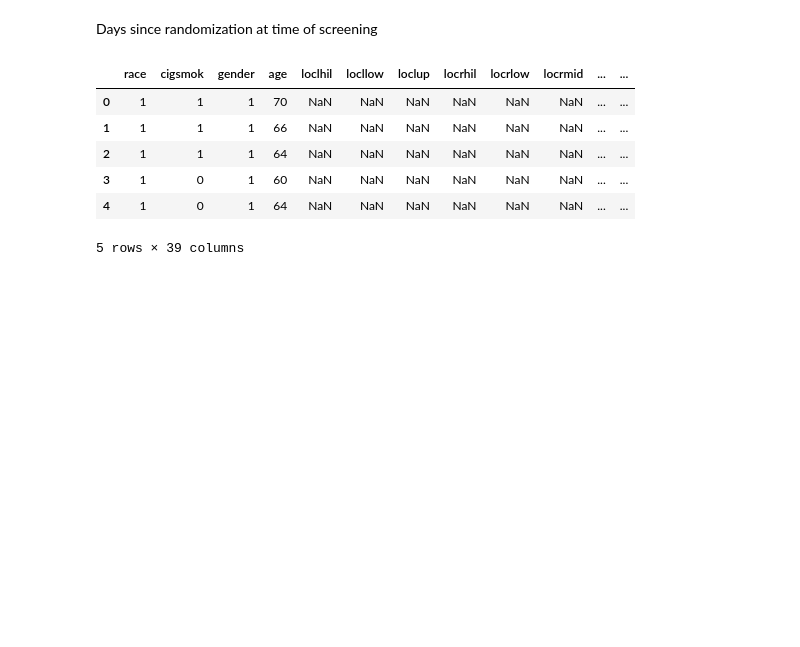
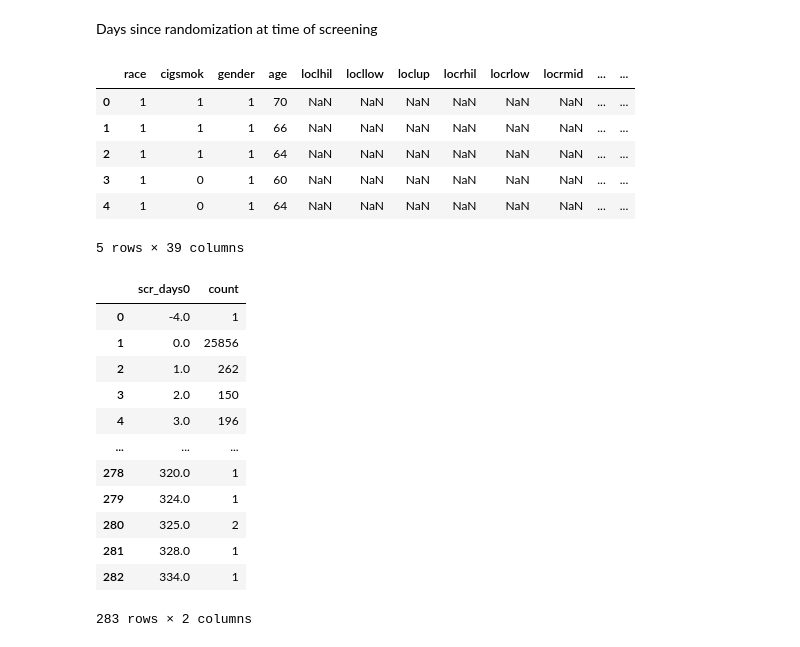
Before and after one commit to Desmondonam/Lung_cancer_Prediction, a Jupyter notebook: Copy_of_EDA_Lungcancer_prediction.ipynb, the cells around one changed output. Saved outputs shown, nothing was run; the diff lists cells and outputs as text; code cells hidden in the pictures; blank space fills up the shorter version.

```diff
--- a/Copy_of_EDA_Lungcancer_prediction.ipynb
+++ b/Copy_of_EDA_Lungcancer_prediction.ipynb
@@ -171,4 +171,24 @@ df.head()
 5 rows × 39 columns
 # %%
 # convert time randomization to categorical
-df['gender'] = pd.Categorical(df.gender)
+df['scr_days0'] = pd.Categorical(df.scr_days0)
+# %%
+# create a group using groupby
+group = df.groupby(["scr_days0"])['scr_days0'].count()
+
+scr_days0_df = group.reset_index(name='count')
+scr_days0_df
+# %% [output]
+|  | scr_days0 | count |
+| 0 | -4.0 | 1 |
+| 1 | 0.0 | 25856 |
+| 2 | 1.0 | 262 |
+| 3 | 2.0 | 150 |
+| 4 | 3.0 | 196 |
+| ... | ... | ... |
+| 278 | 320.0 | 1 |
+| 279 | 324.0 | 1 |
+| 280 | 325.0 | 2 |
+| 281 | 328.0 | 1 |
+| 282 | 334.0 | 1 |
+283 rows × 2 columns
```
Also changed, not shown: parts of 1 cell of this notebook.
